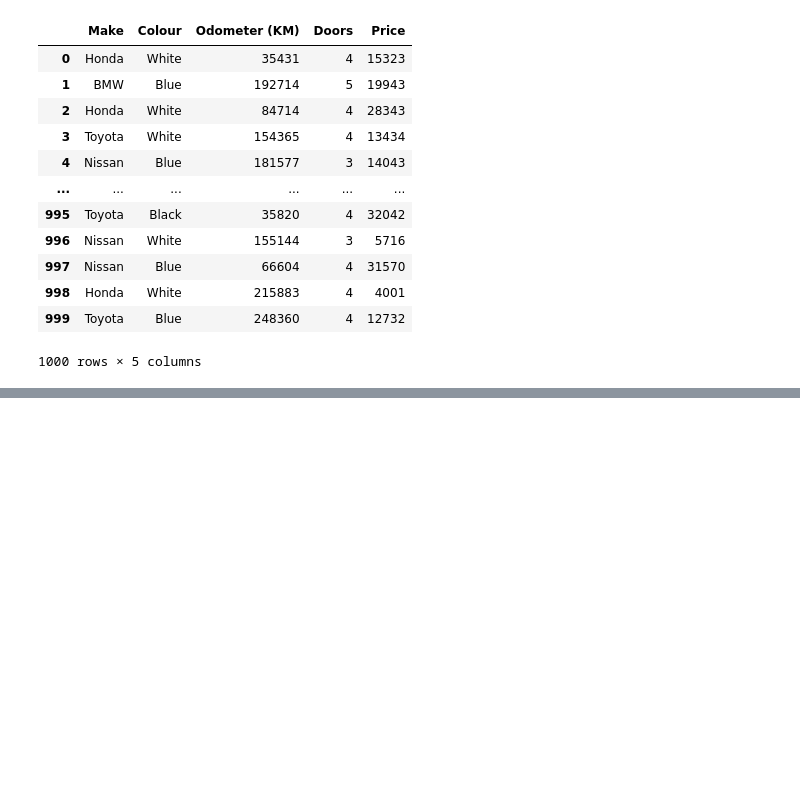
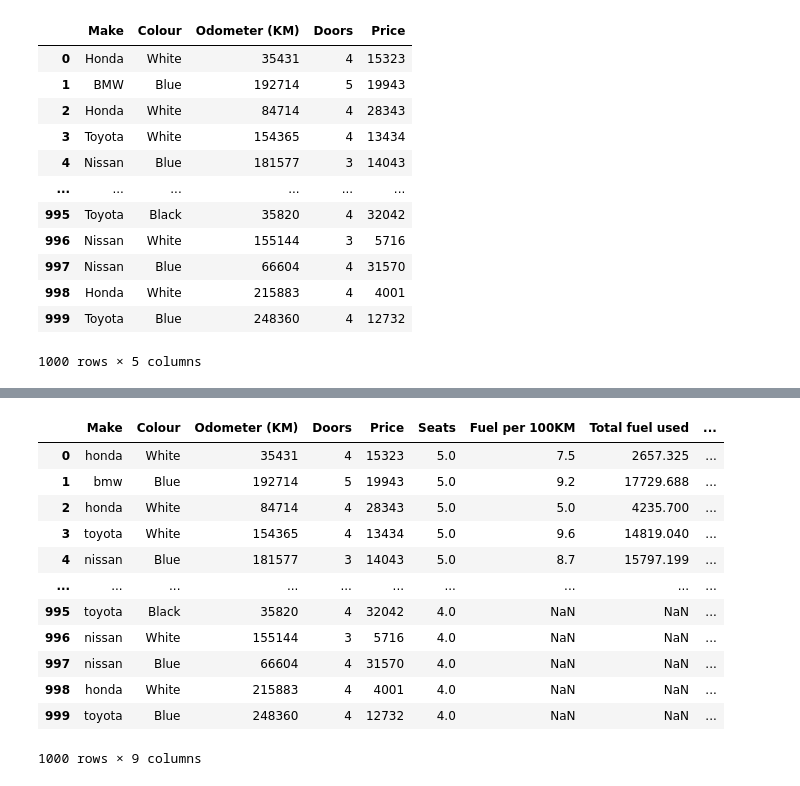
Before and after one commit to dustyfingers/car-sales-project, a Jupyter notebook: intro-to-pandas.ipynb, the cells around one changed output, grey strips where cells are left out. Cells and saved outputs as stored; diff of their text form; code cells hidden in the pictures; blank space fills up the shorter version.

Commit message:
learned about creating and removing columns from pandas dataframes

```diff
--- a/intro-to-pandas.ipynb
+++ b/intro-to-pandas.ipynb
@@ -378,0 +367,7 @@ car_sales_missing_dropped.to_csv("car-sales-missing-dro")
+# %%
+# column from series
+seats_column = pd.Series([5,5,5,5,5])
+
+#new column called seats
+car_sales["Seats"] = seats_column
+car_sales
@@ -378,0 +388,3 @@ car_sales_missing_dropped.to_csv("car-sales-missing-dro")
+# %%
+car_sales["Seats"].fillna(4, inplace=True)
+car_sales
@@ -378,0 +405,4 @@ car_sales_missing_dropped.to_csv("car-sales-missing-dro")
+# %%
+fuel_economy = pd.Series([7.5, 9.2, 5.0, 9.6, 8.7])
+car_sales["Fuel per 100KM"] = fuel_economy
+car_sales
@@ -378,0 +423,18 @@ car_sales_missing_dropped.to_csv("car-sales-missing-dro")
+# %%
+car_sales["Odometer (KM)"].fillna(0, inplace=True)
+car_sales["Total fuel used in L"] = car_sales["Odometer (KM)"] / 100 * car_sales["Fuel per 100KM"]
+car_sales
+# %% [output]
+|  | Make | Colour | Odometer (KM) | Doors | Price | Seats | Fuel per 100KM | Total fuel used | ... |
+| 0 | honda | White | 35431 | 4 | 15323 | 5.0 | 7.5 | 2657.325 | ... |
+| 1 | bmw | Blue | 192714 | 5 | 19943 | 5.0 | 9.2 | 17729.688 | ... |
+| 2 | honda | White | 84714 | 4 | 28343 | 5.0 | 5.0 | 4235.700 | ... |
+| 3 | toyota | White | 154365 | 4 | 13434 | 5.0 | 9.6 | 14819.040 | ... |
+| 4 | nissan | Blue | 181577 | 3 | 14043 | 5.0 | 8.7 | 15797.199 | ... |
+| ... | ... | ... | ... | ... | ... | ... | ... | ... | ... |
+| 995 | toyota | Black | 35820 | 4 | 32042 | 4.0 | NaN | NaN | ... |
+| 996 | nissan | White | 155144 | 3 | 5716 | 4.0 | NaN | NaN | ... |
+| 997 | nissan | Blue | 66604 | 4 | 31570 | 4.0 | NaN | NaN | ... |
+| 998 | honda | White | 215883 | 4 | 4001 | 4.0 | NaN | NaN | ... |
+| 999 | toyota | Blue | 248360 | 4 | 12732 | 4.0 | NaN | NaN | ... |
+1000 rows × 9 columns
```
Also changed, not shown: parts of 20 cells of this notebook.
